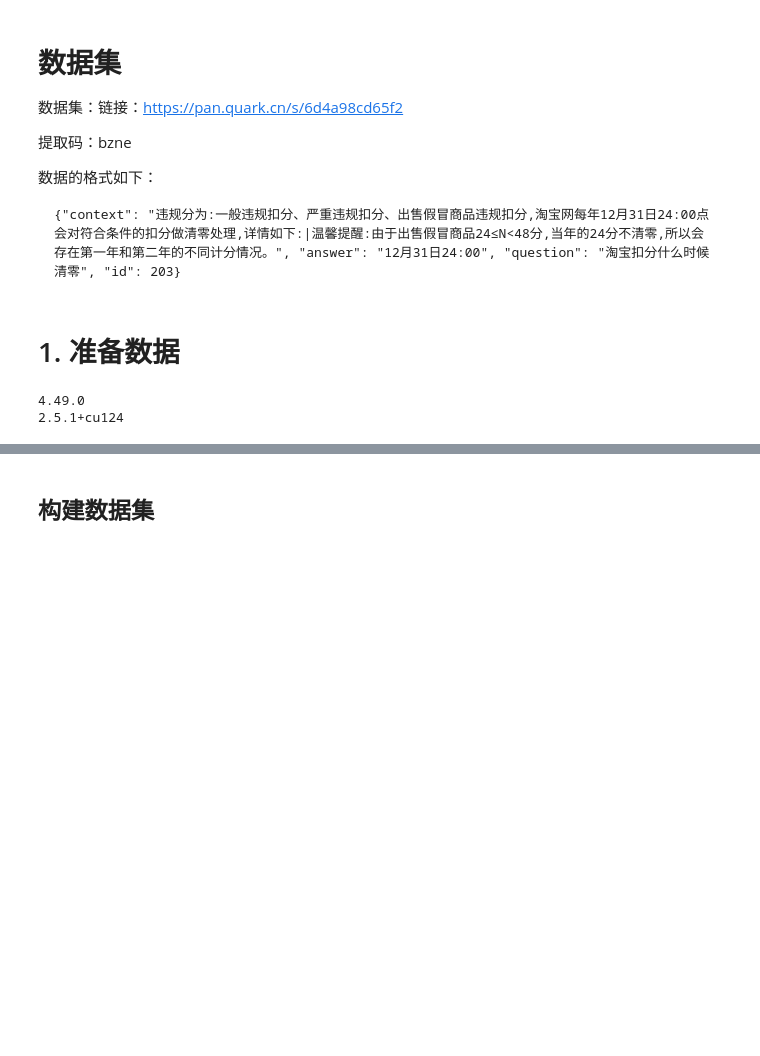
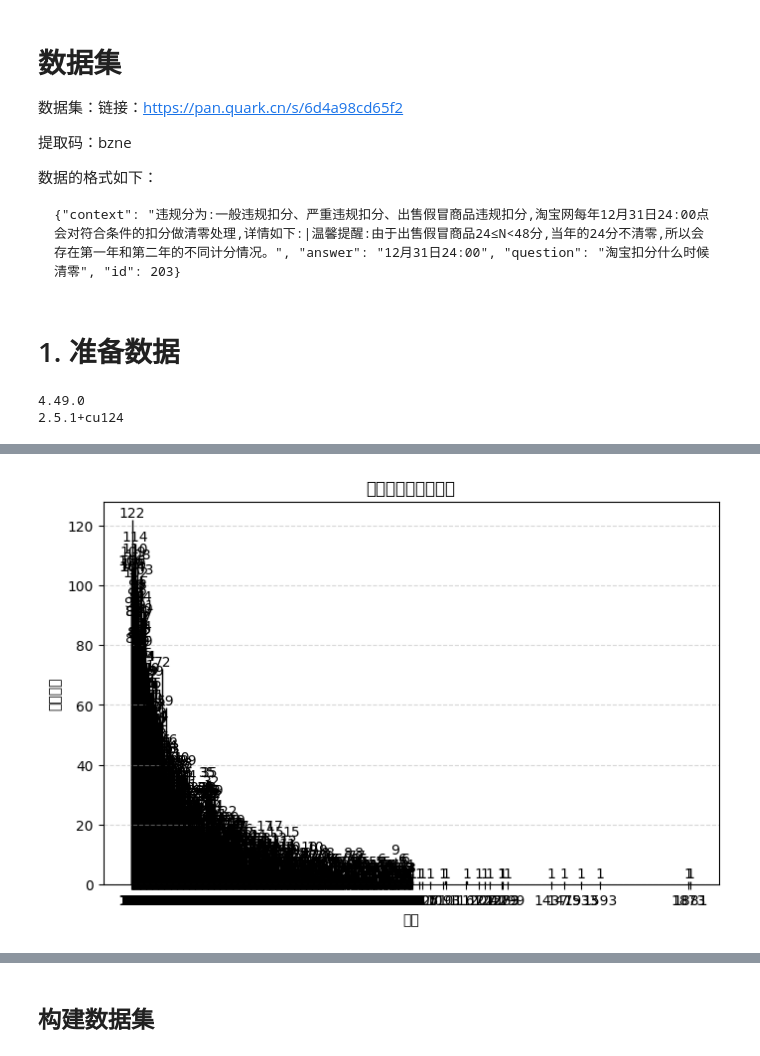
Before and after one commit to adnil8130/T5LittleGenQA, a Jupyter notebook: T5生成式问答.ipynb, the cells around one changed output, grey strips where cells are left out. Saved outputs shown, nothing was run; the diff lists cells and outputs as text; code cells hidden in the pictures; blank space fills up the shorter version.

```diff
--- a/T5生成式问答.ipynb
+++ b/T5生成式问答.ipynb
@@ -40,6 +40,10 @@ context = ""
 questiont = ""
 answer = ""
 
+context_len = []
+question_len = []
+answer_len = []
+
 save_path_file = '.'
 train_data_address = save_path_file + '/train.json'
 dev_data_address = save_path_file + '/dev.json'
@@ -47,7 +51,10 @@ dev_data_address = save_path_file + '/dev.json'
 with open(train_data_address, 'rt', encoding='utf-8') as f:
   for idx, line in enumerate(f):
     sample = json.loads(line.strip())
-    if len(sample["context"]) > max_question_len:
+    context_len.append(len(sample['context']))
+    question_len.append(len(sample['question']))
+    answer_len.append(len(sample['answer']))
+    if len(sample["context"]) > max_context_len:
         max_context_len = len(sample["context"])
         context = sample["context"]
     if len(sample["question"]) > max_question_len:
@@ -60,7 +67,10 @@ with open(train_data_address, 'rt', encoding='utf-8') as f:
 with open(dev_data_address, 'rt', encoding='utf-8') as f:
   for idx, line in enumerate(f):
     sample = json.loads(line.strip())
-    if len(sample["context"]) > max_question_len:
+    context_len.append(len(sample['context']))
+    question_len.append(len(sample['question']))
+    answer_len.append(len(sample['answer']))
+    if len(sample["context"]) > max_context_len:
         max_context_len = len(sample["context"])
         context = sample["context"]
     if len(sample["question"]) > max_question_len:
@@ -79,0 +124,32 @@ print("最长answer", max_answer_len, answer)
+# %%
+import matplotlib.pyplot as plt
+from collections import Counter
+
+def plt_hist(data):
+    # 统计数字出现次数
+    counter = Counter(data)
+    numbers = list(counter.keys())    # 横轴数字
+    counts = list(counter.values())  # 纵轴次数
+
+    # 绘制条形图
+    plt.figure(figsize=(8, 5))
+    bars = plt.bar(numbers, counts, color='skyblue', edgecolor='black', width=0.8)
+
+    # 添加数值标签
+    for bar in bars:
+        height = bar.get_height()
+        plt.text(bar.get_x() + bar.get_width()/2, height,
+                 f'{height}', ha='center', va='bottom')
+
+    # 设置坐标轴和标题
+    plt.xlabel("数字")
+    plt.ylabel("出现次数")
+    plt.title("数字出现次数统计图")
+    plt.xticks(numbers)  # 确保横轴刻度为具体数字
+    plt.grid(axis='y', linestyle='--', alpha=0.5)
+
+    plt.show()
+# %%
+plt_hist(context_len)
+# %% [output]
+[figure, added]
```
Also changed, not shown: parts of 14 cells of this notebook, 1 other file.
